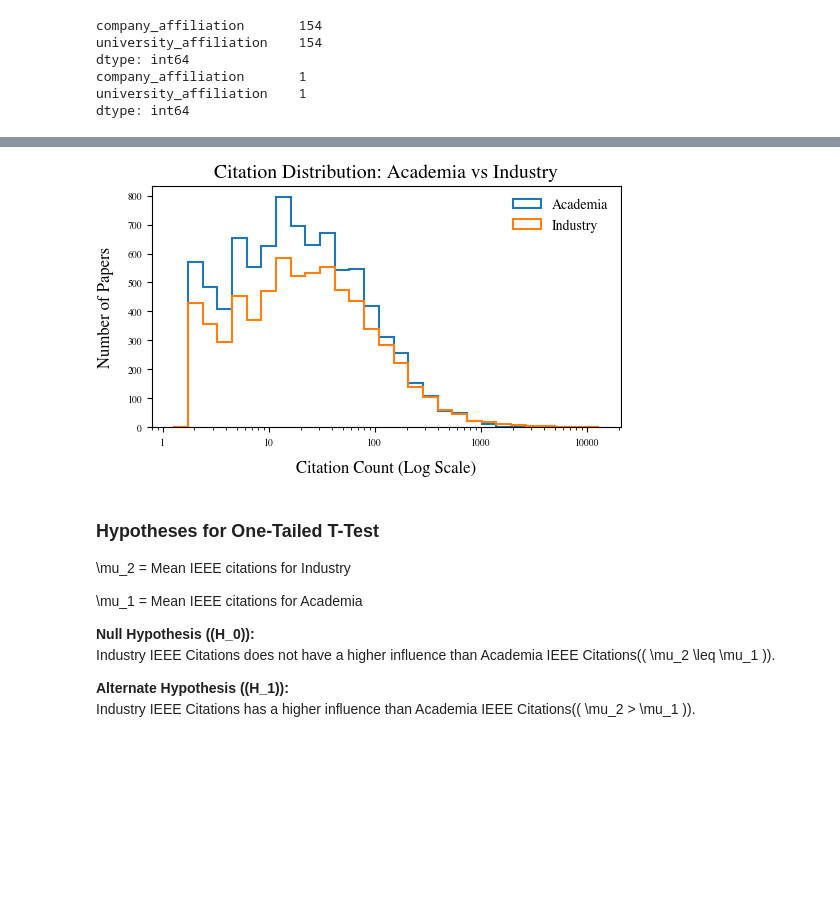
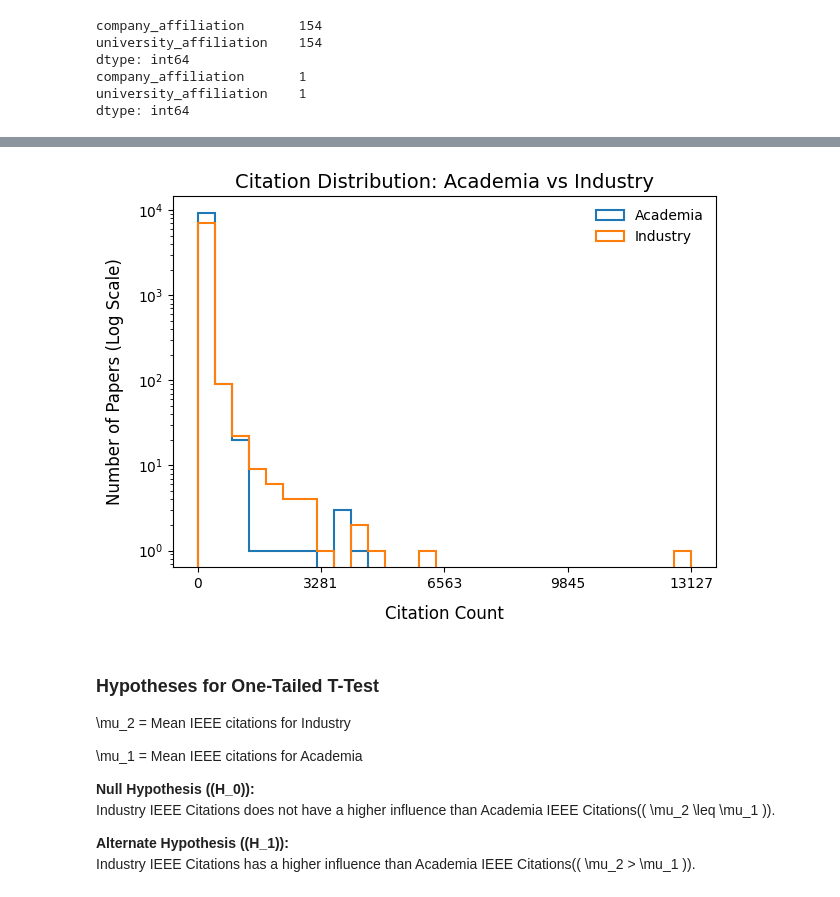
Before and after one commit to mervekocabas/Data_Literacy, a Jupyter notebook: notebooks/statistical_testing.ipynb, the cells around one changed output, grey strips where cells are left out. Saved outputs shown, nothing was run; the diff lists cells and outputs as text; code cells hidden in the pictures; blank space fills up the shorter version.

Commit message:
ieee histogram

```diff
--- a/notebooks/statistical_testing.ipynb
+++ b/notebooks/statistical_testing.ipynb
@@ -114,33 +149,35 @@ Name: ieee_citations, dtype: float64
 # %%
-# Define bins (logarithmic scale)
-bins = np.logspace(0.1, np.log10(max(max(academia_citations), max(industry_citations))), 30)
+import numpy as np
+import matplotlib.pyplot as plt
 
-# Plot step histograms for better clarity
-plt.hist(academia_citations, bins=bins, histtype="step", label="Academia", color="#1f77b4", linewidth=1.5)
-plt.hist(industry_citations, bins=bins, histtype="step", label="Industry", color="#ff7f0e", linewidth=1.5)
 
-# Log scale for the x-axis
-plt.xscale("log")
+# Define bins (linear scale)
+max_citation = max(max(academia_citations), max(industry_citations))
+bins = np.linspace(0, max_citation, 30)
 
-# Simplify x-axis ticks
-ticks = [1, 10, 100, 1000, 10000]
-plt.xticks(ticks, labels=ticks)
+# Plot step histograms with log scale for y-axis
+plt.hist(academia_citations, bins=bins, histtype="step", label="Academia", color="#1f77b4", linewidth=1.5, log=True)
+plt.hist(industry_citations, bins=bins, histtype="step", label="Industry", color="#ff7f0e", linewidth=1.5, log=True)
+
+# Adjust x-axis ticks
+ticks = np.linspace(0, max_citation, 5, dtype=int)
+plt.xticks(ticks, labels=[str(t) for t in ticks])
 
 # Add axis labels and title
-plt.xlabel("Citation Count (Log Scale)", fontsize=12, labelpad=10)
-plt.ylabel("Number of Papers", fontsize=12, labelpad=10)
+plt.xlabel("Citation Count", fontsize=12, labelpad=10)
+plt.ylabel("Number of Papers (Log Scale)", fontsize=12, labelpad=10)
 plt.title("Citation Distribution: Academia vs Industry", fontsize=14)
 
 # Add legend
 plt.legend(loc="upper right", fontsize=10, frameon=False)
 
 # Adjust layout
 plt.tight_layout()
 
 # Show plot
 plt.show()
 # %% [output]
-[figure, old version]
+[figure, new version]
 # %% [markdown]
 ### Hypotheses for One-Tailed T-Test
 
```
Also changed, not shown: parts of 3 cells of this notebook.
